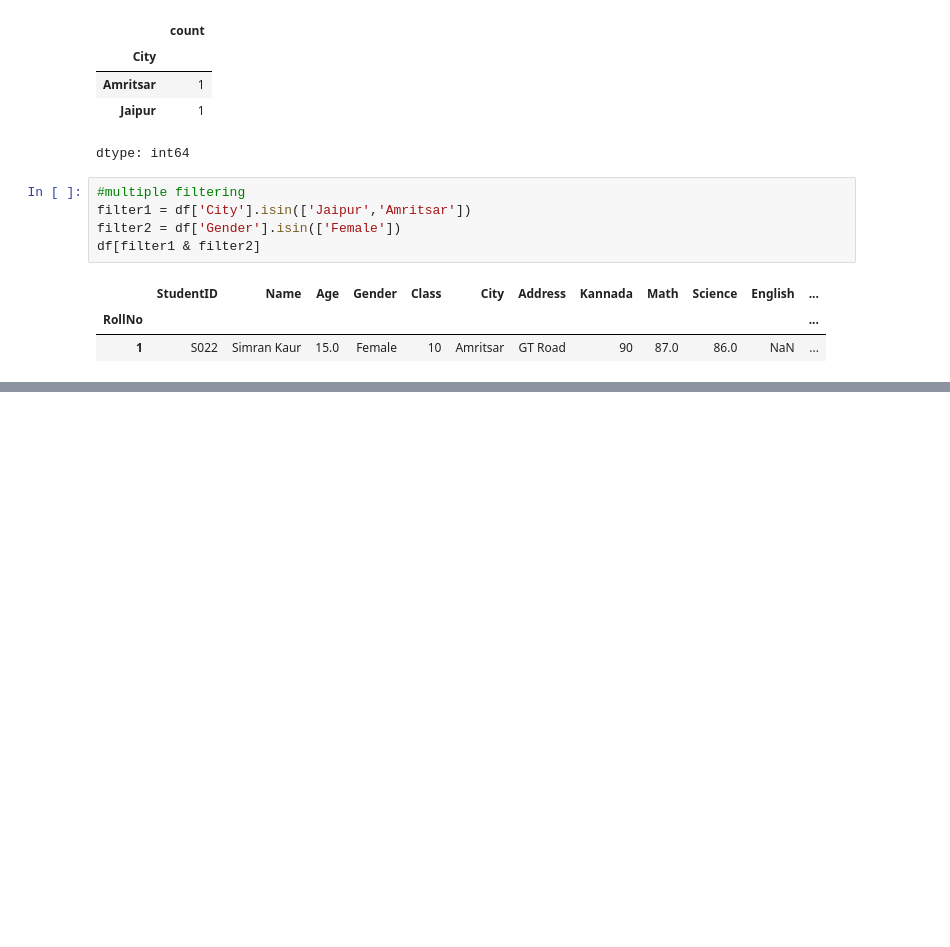
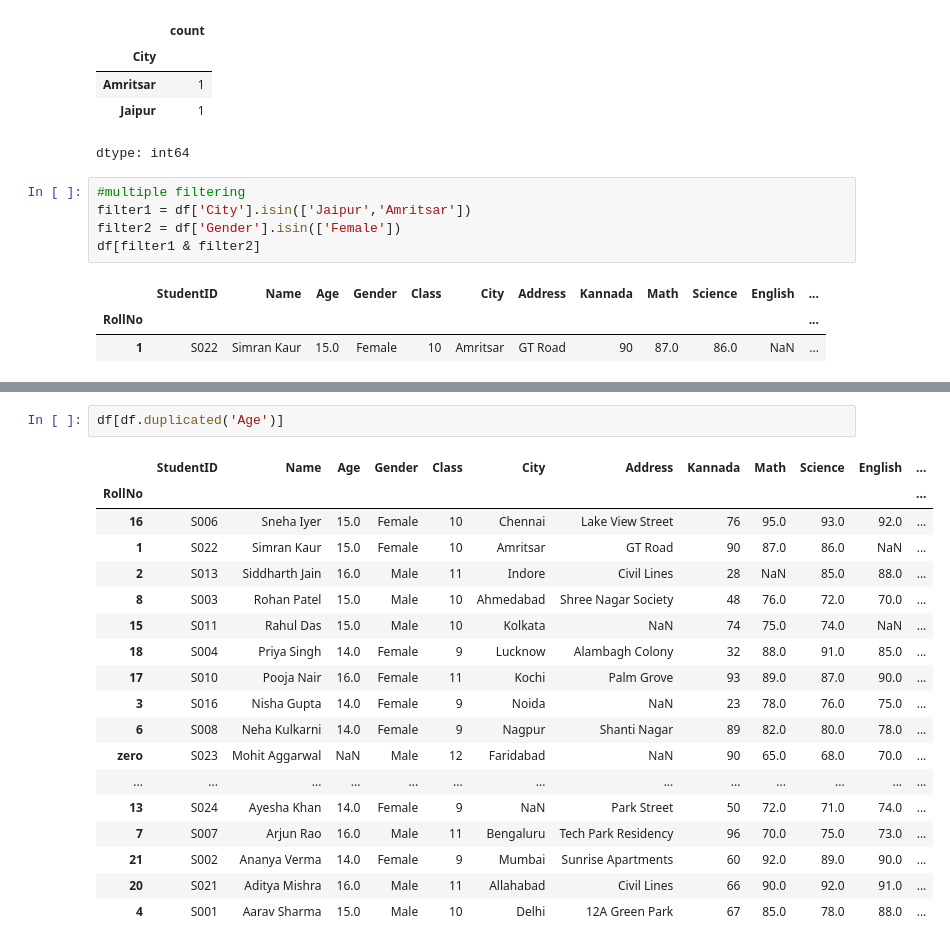
Before and after one commit to NehaSrinivas98/MachineLearningCourse, a Jupyter notebook: pandasNumpy.ipynb, the cells around one changed output, grey strips where cells are left out. Saved outputs shown, nothing was run; the diff lists cells and outputs as text; blank space fills up the shorter version.

```diff
--- a/pandasNumpy.ipynb
+++ b/pandasNumpy.ipynb
@@ -956,0 +981,21 @@ df[filter1 & filter2]
+# %%
+df[df.duplicated('Age')]
+# %% [output]
+|  | StudentID | Name | Age | Gender | Class | City | Address | Kannada | Math | Science | English | ... |
+| RollNo |  |  |  |  |  |  |  |  |  |  |  | ... |
+| 16 | S006 | Sneha Iyer | 15.0 | Female | 10 | Chennai | Lake View Street | 76 | 95.0 | 93.0 | 92.0 | ... |
+| 1 | S022 | Simran Kaur | 15.0 | Female | 10 | Amritsar | GT Road | 90 | 87.0 | 86.0 | NaN | ... |
+| 2 | S013 | Siddharth Jain | 16.0 | Male | 11 | Indore | Civil Lines | 28 | NaN | 85.0 | 88.0 | ... |
+| 8 | S003 | Rohan Patel | 15.0 | Male | 10 | Ahmedabad | Shree Nagar Society | 48 | 76.0 | 72.0 | 70.0 | ... |
+| 15 | S011 | Rahul Das | 15.0 | Male | 10 | Kolkata | NaN | 74 | 75.0 | 74.0 | NaN | ... |
+| 18 | S004 | Priya Singh | 14.0 | Female | 9 | Lucknow | Alambagh Colony | 32 | 88.0 | 91.0 | 85.0 | ... |
+| 17 | S010 | Pooja Nair | 16.0 | Female | 11 | Kochi | Palm Grove | 93 | 89.0 | 87.0 | 90.0 | ... |
+| 3 | S016 | Nisha Gupta | 14.0 | Female | 9 | Noida | NaN | 23 | 78.0 | 76.0 | 75.0 | ... |
+| 6 | S008 | Neha Kulkarni | 14.0 | Female | 9 | Nagpur | Shanti Nagar | 89 | 82.0 | 80.0 | 78.0 | ... |
+| zero | S023 | Mohit Aggarwal | NaN | Male | 12 | Faridabad | NaN | 90 | 65.0 | 68.0 | 70.0 | ... |
+| ... | ... | ... | ... | ... | ... | ... | ... | ... | ... | ... | ... | ... |
+| 13 | S024 | Ayesha Khan | 14.0 | Female | 9 | NaN | Park Street | 50 | 72.0 | 71.0 | 74.0 | ... |
+| 7 | S007 | Arjun Rao | 16.0 | Male | 11 | Bengaluru | Tech Park Residency | 96 | 70.0 | 75.0 | 73.0 | ... |
+| 21 | S002 | Ananya Verma | 14.0 | Female | 9 | Mumbai | Sunrise Apartments | 60 | 92.0 | 89.0 | 90.0 | ... |
+| 20 | S021 | Aditya Mishra | 16.0 | Male | 11 | Allahabad | Civil Lines | 66 | 90.0 | 92.0 | 91.0 | ... |
+| 4 | S001 | Aarav Sharma | 15.0 | Male | 10 | Delhi | 12A Green Park | 67 | 85.0 | 78.0 | 88.0 | ... |
```
Also changed, not shown: parts of 3 cells of this notebook.
